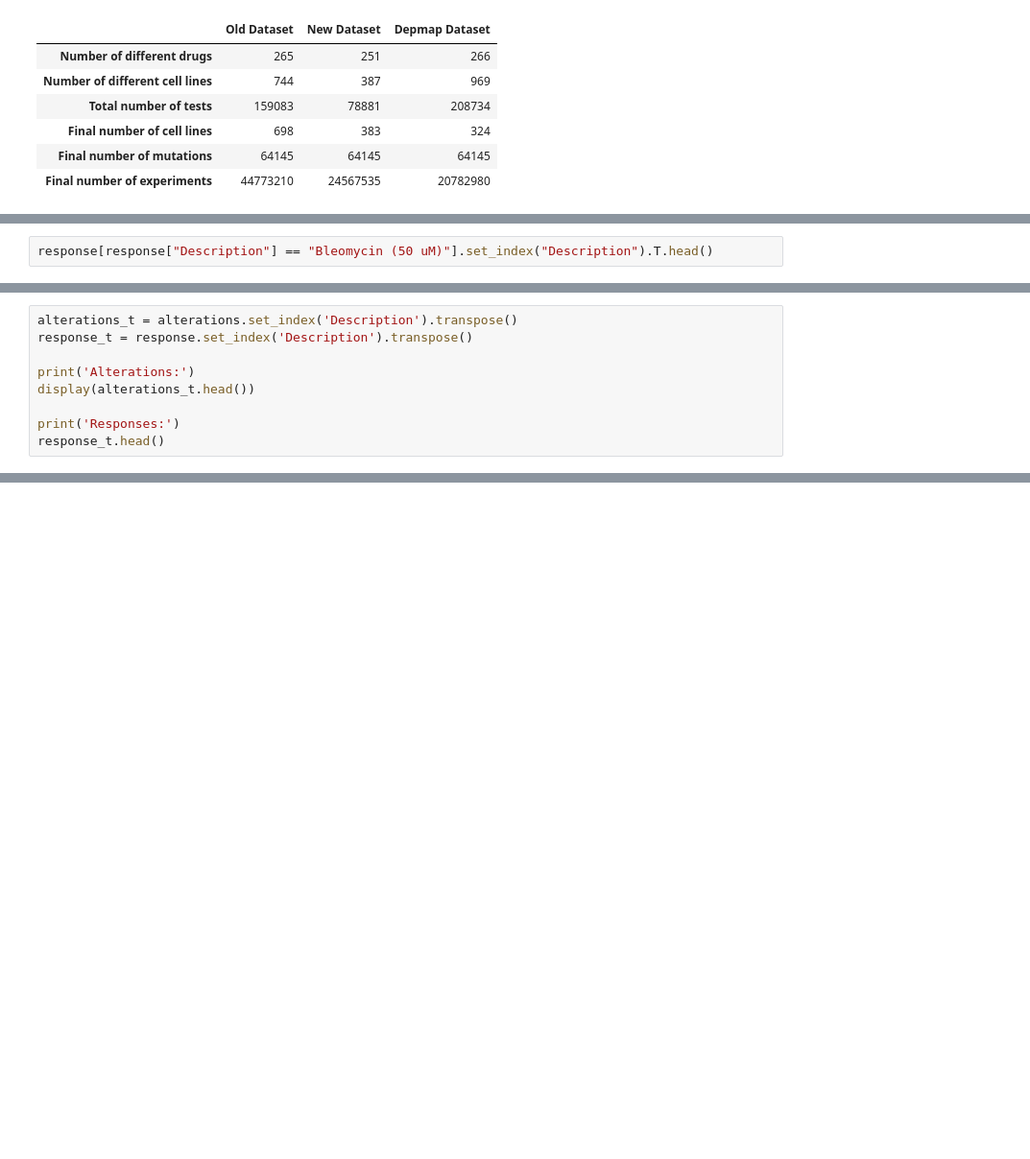
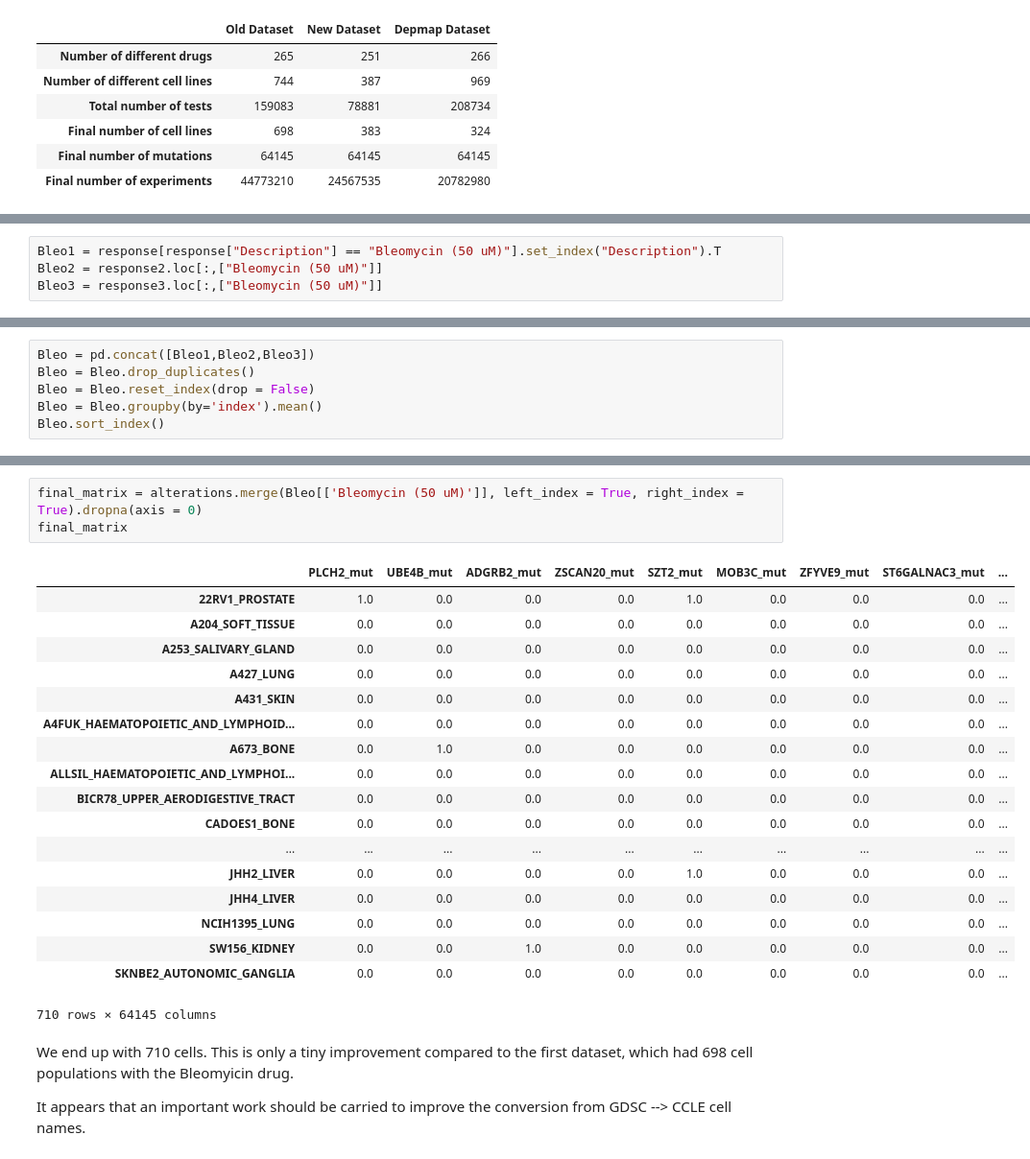
Before and after one commit to oskaradermecker/DataX_Drug_Response, a Jupyter notebook: Dataset comparison.ipynb, the cells around one changed output, grey strips where cells are left out. Shown at 96% size. Saved outputs shown, nothing was run; the diff lists cells and outputs as text; blank space fills up the shorter version.

Commit message:
Finalised dataset comparison and expanded matrix.

```diff
--- a/Dataset comparison.ipynb
+++ b/Dataset comparison.ipynb
@@ -353,2 +350,4 @@ summary
 # %%
-response[response["Description"] == "Bleomycin (50 uM)"].set_index("Description").T.head()
+Bleo1 = response[response["Description"] == "Bleomycin (50 uM)"].set_index("Description").T
+Bleo2 = response2.loc[:,["Bleomycin (50 uM)"]]
+Bleo3 = response3.loc[:,["Bleomycin (50 uM)"]]
@@ -409,9 +353,0 @@ plt.ylabel('Drugs');
-# %%
-alterations_t = alterations.set_index('Description').transpose()
-response_t = response.set_index('Description').transpose()
-
-print('Alterations:')
-display(alterations_t.head())
-
-print('Responses:')
-response_t.head()
@@ -435,0 +354,6 @@ proportion_non_nan_drugs #we have NaN's in all columns ! What shall we do with t
+# %%
+Bleo = pd.concat([Bleo1,Bleo2,Bleo3])
+Bleo = Bleo.drop_duplicates()
+Bleo = Bleo.reset_index(drop = False)
+Bleo = Bleo.groupby(by='index').mean()
+Bleo.sort_index()
@@ -435,0 +380,26 @@ proportion_non_nan_drugs #we have NaN's in all columns ! What shall we do with t
+# %%
+final_matrix = alterations.merge(Bleo[['Bleomycin (50 uM)']], left_index = True, right_index = True).dropna(axis = 0)
+final_matrix
+# %% [output]
+|  | PLCH2_mut | UBE4B_mut | ADGRB2_mut | ZSCAN20_mut | SZT2_mut | MOB3C_mut | ZFYVE9_mut | ST6GALNAC3_mut | ... |
+| 22RV1_PROSTATE | 1.0 | 0.0 | 0.0 | 0.0 | 1.0 | 0.0 | 0.0 | 0.0 | ... |
+| A204_SOFT_TISSUE | 0.0 | 0.0 | 0.0 | 0.0 | 0.0 | 0.0 | 0.0 | 0.0 | ... |
+| A253_SALIVARY_GLAND | 0.0 | 0.0 | 0.0 | 0.0 | 0.0 | 0.0 | 0.0 | 0.0 | ... |
+| A427_LUNG | 0.0 | 0.0 | 0.0 | 0.0 | 0.0 | 0.0 | 0.0 | 0.0 | ... |
+| A431_SKIN | 0.0 | 0.0 | 0.0 | 0.0 | 0.0 | 0.0 | 0.0 | 0.0 | ... |
+| A4FUK_HAEMATOPOIETIC_AND_LYMPHOID... | 0.0 | 0.0 | 0.0 | 0.0 | 0.0 | 0.0 | 0.0 | 0.0 | ... |
+| A673_BONE | 0.0 | 1.0 | 0.0 | 0.0 | 0.0 | 0.0 | 0.0 | 0.0 | ... |
+| ALLSIL_HAEMATOPOIETIC_AND_LYMPHOI... | 0.0 | 0.0 | 0.0 | 0.0 | 0.0 | 0.0 | 0.0 | 0.0 | ... |
+| BICR78_UPPER_AERODIGESTIVE_TRACT | 0.0 | 0.0 | 0.0 | 0.0 | 0.0 | 0.0 | 0.0 | 0.0 | ... |
+| CADOES1_BONE | 0.0 | 0.0 | 0.0 | 0.0 | 0.0 | 0.0 | 0.0 | 0.0 | ... |
+| ... | ... | ... | ... | ... | ... | ... | ... | ... | ... |
+| JHH2_LIVER | 0.0 | 0.0 | 0.0 | 0.0 | 1.0 | 0.0 | 0.0 | 0.0 | ... |
+| JHH4_LIVER | 0.0 | 0.0 | 0.0 | 0.0 | 0.0 | 0.0 | 0.0 | 0.0 | ... |
+| NCIH1395_LUNG | 0.0 | 0.0 | 0.0 | 0.0 | 0.0 | 0.0 | 0.0 | 0.0 | ... |
+| SW156_KIDNEY | 0.0 | 0.0 | 1.0 | 0.0 | 0.0 | 0.0 | 0.0 | 0.0 | ... |
+| SKNBE2_AUTONOMIC_GANGLIA | 0.0 | 0.0 | 0.0 | 0.0 | 0.0 | 0.0 | 0.0 | 0.0 | ... |
+710 rows × 64145 columns
+# %% [markdown]
+We end up with 710 cells. This is only a tiny improvement compared to the first dataset, which had 698 cell populations with the Bleomyicin drug.
+
+It appears that an important work should be carried to improve the conversion from GDSC --> CCLE cell names.
```
Also changed, not shown: parts of 21 cells of this notebook.
